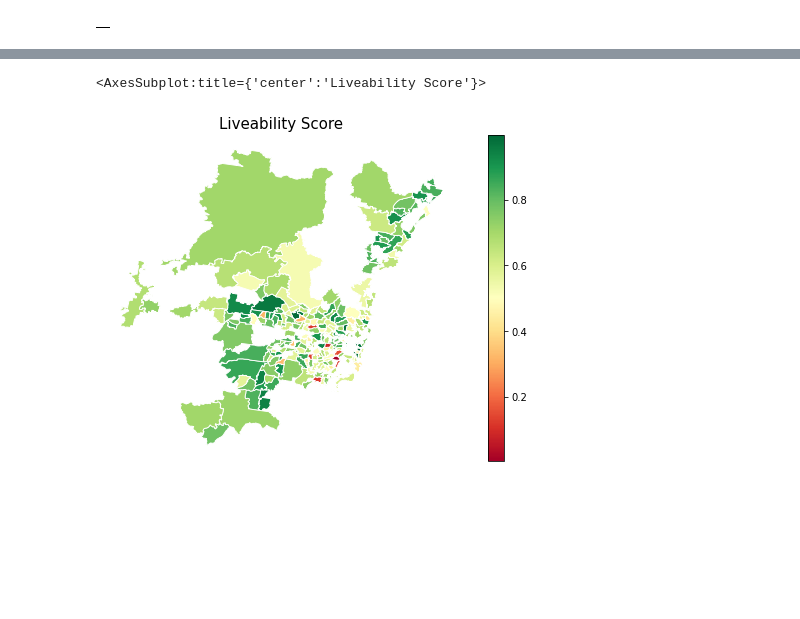
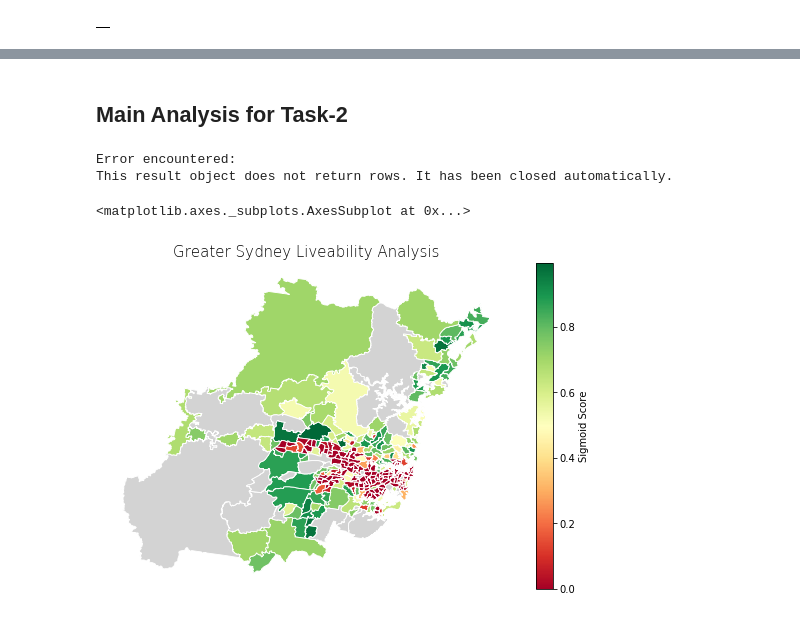
Before and after one commit to PratulSR/Sydney-Liveability-Analysis, a Jupyter notebook: Demo Notebook.ipynb, the cells around one changed output, grey strips where cells are left out. Cells and saved outputs as stored; diff of their text form; code cells hidden in the pictures; blank space fills up the shorter version.

```diff
--- a/Demo Notebook.ipynb
+++ b/Demo Notebook.ipynb
@@ -132,9 +179,9 @@ Lights['geom'] = Lights['geom'].apply(lambda x: WKTElement(x.wkt, srid=srid))
 # %%
-sa2_data = sa2_data[['SA2_MAIN16', 'SA2_NAME16','SA3_NAME16','AREASQKM16','geometry']].copy()
-break_and_enter = break_and_enter[['OBJECTID', 'Density','ORIG_FID','Shape_Area','geometry']].copy()
-school_catchments_future = school_catchments_future[['USE_ID','CATCH_TYPE', 'USE_DESC','geometry']].copy()
-school_catchments_primary = school_catchments_primary[['USE_ID', 'USE_DESC','geometry']].copy()
-school_catchments_secondary = school_catchments_secondary[['USE_ID', 'USE_DESC','geometry']].copy()
+sa2_data = sa2_data[['SA2_MAIN16', 'SA2_NAME16','SA3_NAME16','AREASQKM16','geom']].copy()
+break_and_enter = break_and_enter[['OBJECTID', 'Density','ORIG_FID','Shape_Area','geom']].copy()
+school_catchments_future = school_catchments_future[['USE_ID','CATCH_TYPE', 'USE_DESC','geom']].copy()
+school_catchments_primary = school_catchments_primary[['USE_ID', 'USE_DESC','geom']].copy()
+school_catchments_secondary = school_catchments_secondary[['USE_ID', 'USE_DESC','geom']].copy()
 neighbourhoods = neighbourhoods[['area_id','land_area','population', 'number_of_dwellings','number_of_businesses','median_annual_household_income','avg_monthly_rent','0-4','5-9','10-14','15-19']].copy()
 BusinessStats = BusinessStats[['area_id','number_of_businesses','accommodation_and_food_services','retail_trade','agriculture_forestry_and_fishing','health_care_and_social_assistance','public_administration_and_safety','transport_postal_and_warehousing']].copy()
 Lights = Lights[['Location', 'geom']].copy()
@@ -406,6 +362,11 @@ query(conn,sql)
+# %% [markdown]
+## Main Analysis for Task-2
 # %%
 # MAIN CODE FOR TASK-2
 sql="""
+DROP TABLE IF EXISTS results;
+CREATE TABLE results
+AS
 
 with Health AS
 (SELECT avg(1000.0*bs."health_care_and_social_assistance"/n."population") AS mean,
@@ -464,7 +425,7 @@ FROM sa2_data s, businessstats bs, break_and_enter be, neighbourhood n,school_ca
 WHERE s."SA2_MAIN16" = bs."area_id"
 AND bs."area_id" = n."area_id"
 AND s."SA2_MAIN16" = n."area_id"
-AND ST_Contains(s.geom,be.geom)
+AND ST_Intersects(s.geom,be.geom)
 AND ST_Intersects(s.geom,sc.geom)
 GROUP BY s."SA2_NAME16"
 ORDER BY sigmoid desc
@@ -473,46 +434,51 @@ ORDER BY sigmoid desc
 # Our Results
 # results_df = query(conn,sql)
 # results_df
 
 # The common data between our result and sa2_data
-# gdf = gpd.GeoDataFrame(results_df)
+# gdf = gpd.GeoDataFrame(results)
 # gdf2 = gpd.read_file("SA2_2016_AUST/SA2_2016_AUST.shp")
 # mg = gdf.reset_index().merge(gdf2, left_on = 'SA2_NAME16', right_on = 'SA2_NAME16') # Good
 # mg
 
 # Greater Sydney Map
 # gdf3 = gdf2[gdf2['GCC_NAME16']=='Greater Sydney']
-# gdf3.plot(figsize=(10,10))
+# gdf3.plot(figsize=(10,6))
 # gdf3
 
 # Missing Rows Area
 # df = pd.concat([mg.drop(columns=['index', 'hz','rz','az','cz','sz','sigmoid']), gdf3])
 # gdf4 = df.drop_duplicates(keep=False)
-# # df
+# gdf4
 # gdf4.plot()
 
 
-q = query(conn,sql)
 
-gdf = gpd.GeoDataFrame(q)
-
+# Correctly printing the Coloured Map
+query(conn,sql)
+results = query(conn,"SELECT * FROM results")
+gdf = gpd.GeoDataFrame(results)
 sa2_areas = gpd.read_file('SA2_2016_AUST/SA2_2016_AUST.shp')
-
 merged = gdf.set_index('SA2_NAME16').join(sa2_areas.set_index('SA2_NAME16'))
-# print(merged)
-
+# merged
+gdf = gpd.GeoDataFrame(results)
+merged2 = pd.concat([merged, gdf4], axis=0)
+# merged2['geometry'] = merged2['geometry'].apply(lambda x: create_wkt_element(geom=x,srid=srid))  # applying the function
+# merged2
 fig, ax = plt.subplots(1, figsize=(10, 6))
 ax.axis('off')
-ax.set_title('Liveability Score', fontdict={'fontsize': '15', 'fontweight' : '3'})
+ax.set_title('Greater Sydney Liveability Analysis', fontdict={'fontsize': '15', 'fontweight' : '3'})
 
-merged.plot(column='sigmoid',
+merged2.plot(column='sigmoid',
             cmap='RdYlGn',
             linewidth=0.9,
             ax=ax,
             edgecolor='1',
-            legend=True, missing_kwds={
-            "color": "lightgrey",
-            "label": "Missing values",},)
+            legend=True,
+            legend_kwds={"label": "Sigmoid Score"},
+            missing_kwds={"color": "lightgrey"})
 # %% [output]
-<AxesSubplot:title={'center':'Liveability Score'}>
+Error encountered:
+This result object does not return rows. It has been closed automatically.
+<matplotlib.axes._subplots.AxesSubplot at 0x...>
-[figure, old version]
+[figure, new version]
```
Also changed, not shown: parts of 25 cells of this notebook.
